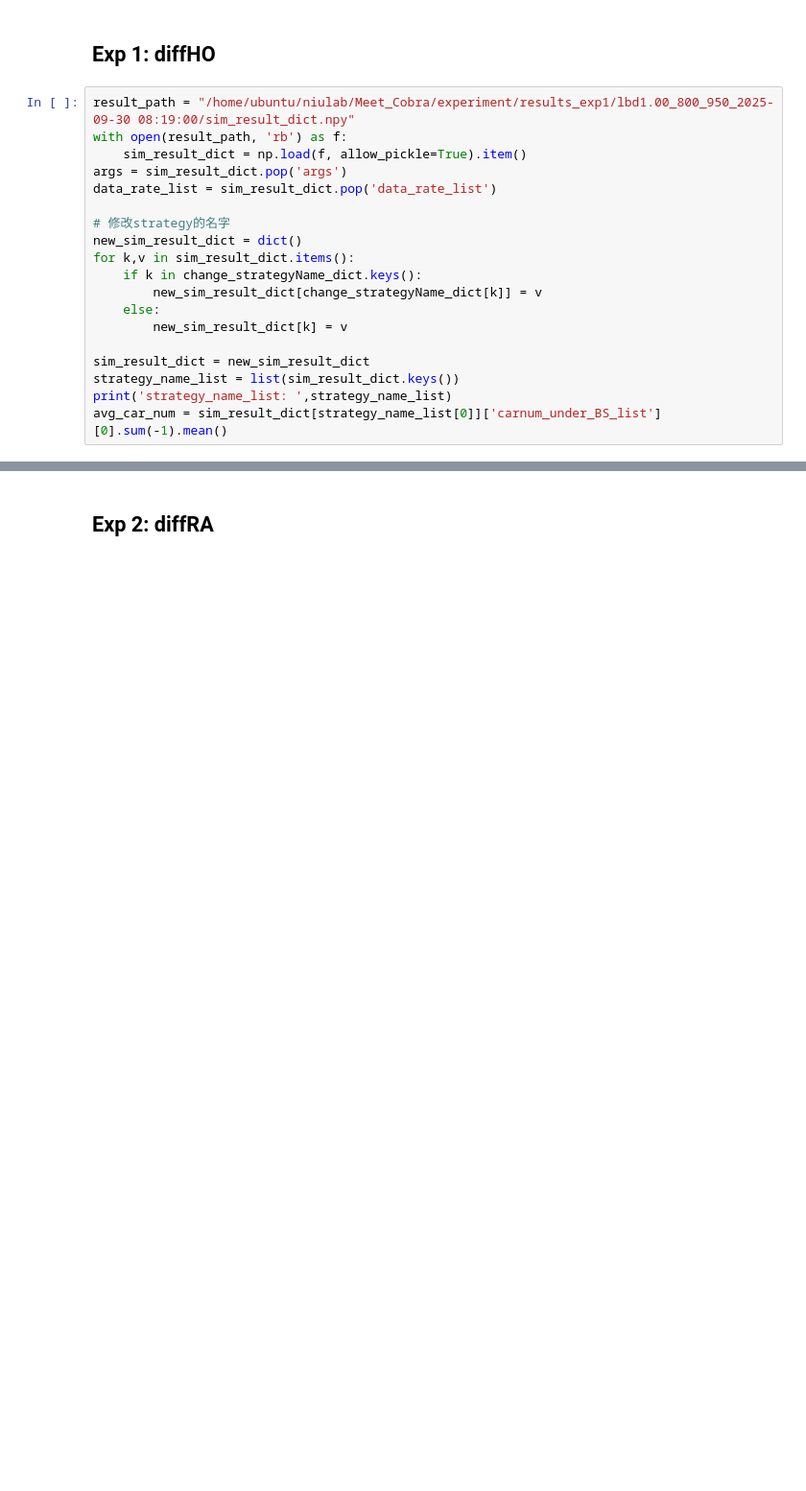
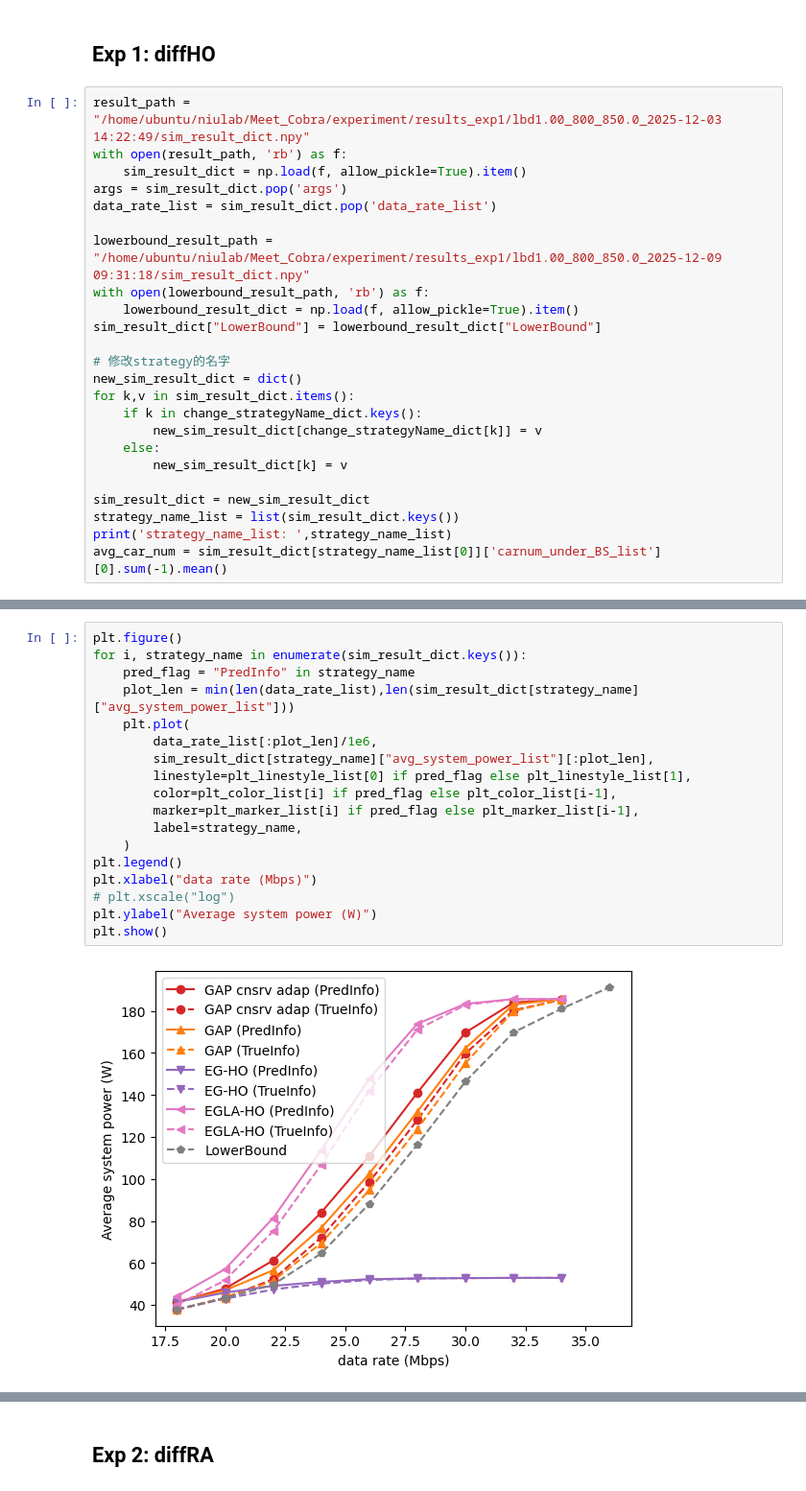
Before and after one commit to MOX233/Meet-Cobra, a Jupyter notebook: plot_results.ipynb, the cells around one changed output, grey strips where cells are left out. Shown at 96% size. Cells and saved outputs as stored; diff of their text form; blank space fills up the shorter version.

```diff
--- a/plot_results.ipynb
+++ b/plot_results.ipynb
@@ -38,11 +39,16 @@ change_strategyName_dict['ME-COBRA (NoBF)'] = 'MEET-COBRA (NoBF)'
 # %% [markdown]
 ## Exp 1: diffHO
 # %%
-result_path = "/home/ubuntu/niulab/Meet_Cobra/experiment/results_exp1/lbd1.00_800_950_2025-09-30 08:19:00/sim_result_dict.npy"
+result_path = "/home/ubuntu/niulab/Meet_Cobra/experiment/results_exp1/lbd1.00_800_850.0_2025-12-03 14:22:49/sim_result_dict.npy"
 with open(result_path, 'rb') as f:
     sim_result_dict = np.load(f, allow_pickle=True).item()
 args = sim_result_dict.pop('args')
 data_rate_list = sim_result_dict.pop('data_rate_list')
+
+lowerbound_result_path = "/home/ubuntu/niulab/Meet_Cobra/experiment/results_exp1/lbd1.00_800_850.0_2025-12-09 09:31:18/sim_result_dict.npy"
+with open(lowerbound_result_path, 'rb') as f:
+    lowerbound_result_dict = np.load(f, allow_pickle=True).item()
+sim_result_dict["LowerBound"] = lowerbound_result_dict["LowerBound"]
 
 # 修改strategy的名字
 new_sim_result_dict = dict()
@@ -61,3 +67,23 @@ strategy_name_list:  ['MEET-COBRA (PredInfo)', 'MEET-COBRA (TrueInfo)', 'MEET-CO
+# %%
+plt.figure()
+for i, strategy_name in enumerate(sim_result_dict.keys()):
+    pred_flag = "PredInfo" in strategy_name
+    plot_len = min(len(data_rate_list),len(sim_result_dict[strategy_name]["avg_system_power_list"]))
+    plt.plot(
+        data_rate_list[:plot_len]/1e6,
+        sim_result_dict[strategy_name]["avg_system_power_list"][:plot_len],
+        linestyle=plt_linestyle_list[0] if pred_flag else plt_linestyle_list[1],
+        color=plt_color_list[i] if pred_flag else plt_color_list[i-1],
+        marker=plt_marker_list[i] if pred_flag else plt_marker_list[i-1],
+        label=strategy_name,
+    )
+plt.legend()
+plt.xlabel("data rate (Mbps)")
+# plt.xscale("log")
+plt.ylabel("Average system power (W)")
+plt.show()
+# %% [output]
+[figure, added]
 # %%
 colorlist = ['red', 'red', 'red', 'blue', 'blue', 'blue',]
 markerlist = ['o', '*', '+', 'o', '*', '+', ]
```
Also changed, not shown: parts of 8 cells of this notebook, 10 other files.
